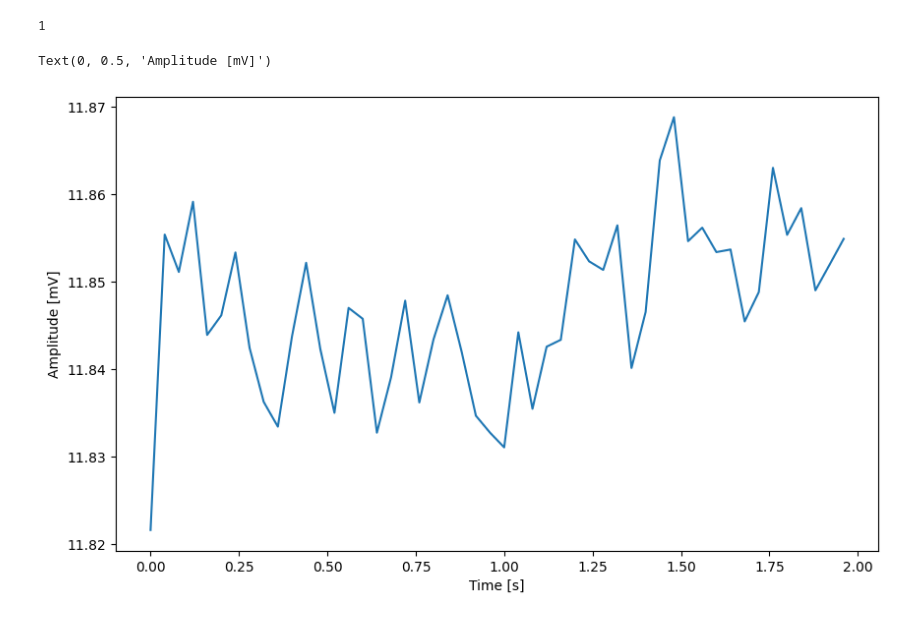
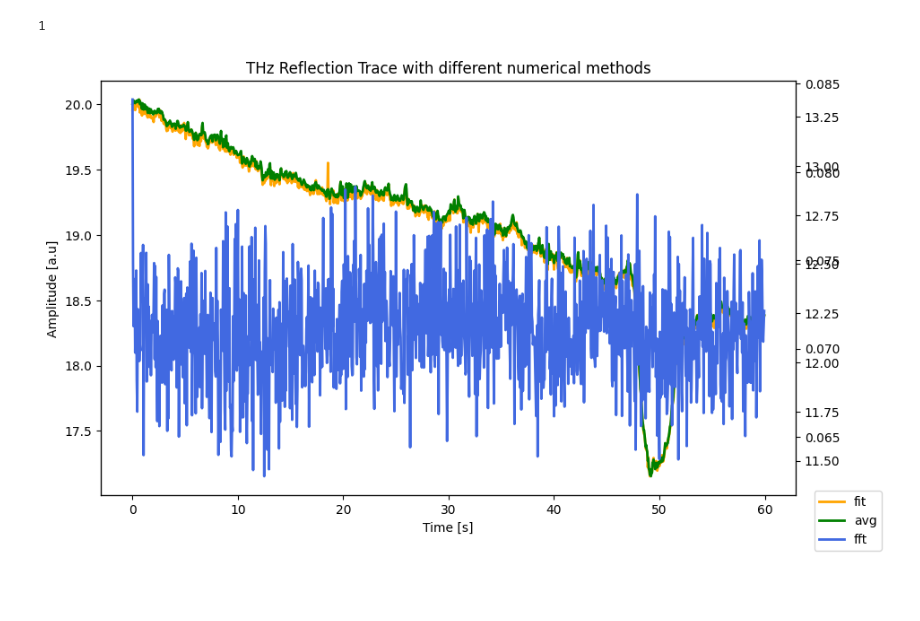
Before and after one commit to cct1123/diamondgui, a Jupyter notebook: calibration/dev_thz_reflection.ipynb, the cells around one changed output. Cells and saved outputs as stored; diff of their text form; code cells hidden in the pictures; blank space fills up the shorter version.

```diff
--- a/calibration/dev_thz_reflection.ipynb
+++ b/calibration/dev_thz_reflection.ipynb
@@ -97,12 +98,12 @@ VDI Sythesizer Serail Port Open
 paraset = dict(
     mwfreq = 398.556, # [GHz] MW frequency after AMC
     mwpower = 5.0, #[V]
-    pulse_rate = 5E3,#[Hz], better to be multiple of the daq sampling rate
-    daq_max = 1.0, #[V]
-    daq_min = -1.0, #[V]
+    pulse_rate = 0.01E6,#[Hz], better to be multiple of the daq sampling rate
+    daq_max = 0.02, #[V]
+    daq_min = -0.02, #[V]
     daq_srate = hcf.NI_sampling_max, #[Hz]
-    refresh = 25, #[Hz]
-    window = 2.0#[s]
+    refresh = 20, #[Hz]
+    window = 60.0#[s]
 )
 mwfreq = paraset["mwfreq"] # [GHz]
 mwpower = paraset["mwpower"] #[V]
@@ -251,12 +256,19 @@ task_uca.stop()
 task_uca.close()
 
 mwsyn.close()
-# %%
-plt.figure(figsize=(10, 6))
-plt.plot(zbd_ttrace, zbd_amptrace*1E3)
-plt.xlabel('Time [s]')
-plt.ylabel('Amplitude [mV]')
-# %% [output]
-Text(0, 0.5, 'Amplitude [mV]')
-[figure, removed]
+# %%
+fig, ax1 = plt.subplots(figsize=(10, 6))
+ax2 = ax1.twinx()
+ax3 = ax1.twinx()
+ax1.plot(zbd_ttrace, zbd_amptrace*1E3, linewidth=2, label="fit", color="orange")
+ax2.plot(zbd_ttrace, zbd_avtrace*1E3, linewidth=2, label="avg", color="green")
+ax3.plot(zbd_ttrace, zbd_ffttrace*1E3, linewidth=2, label="fft", color='royalblue')
+
+ax1.set_xlabel('Time [s]')
+ax1.set_ylabel('Amplitude [a.u]')
+fig.legend(loc='lower right')
+plt.title("THz Reflection Trace with different numerical methods")
+plt.show()
+# %% [output]
+[figure, added]
 # %%
```
Also changed, not shown: parts of 4 cells of this notebook, 6 other files.
